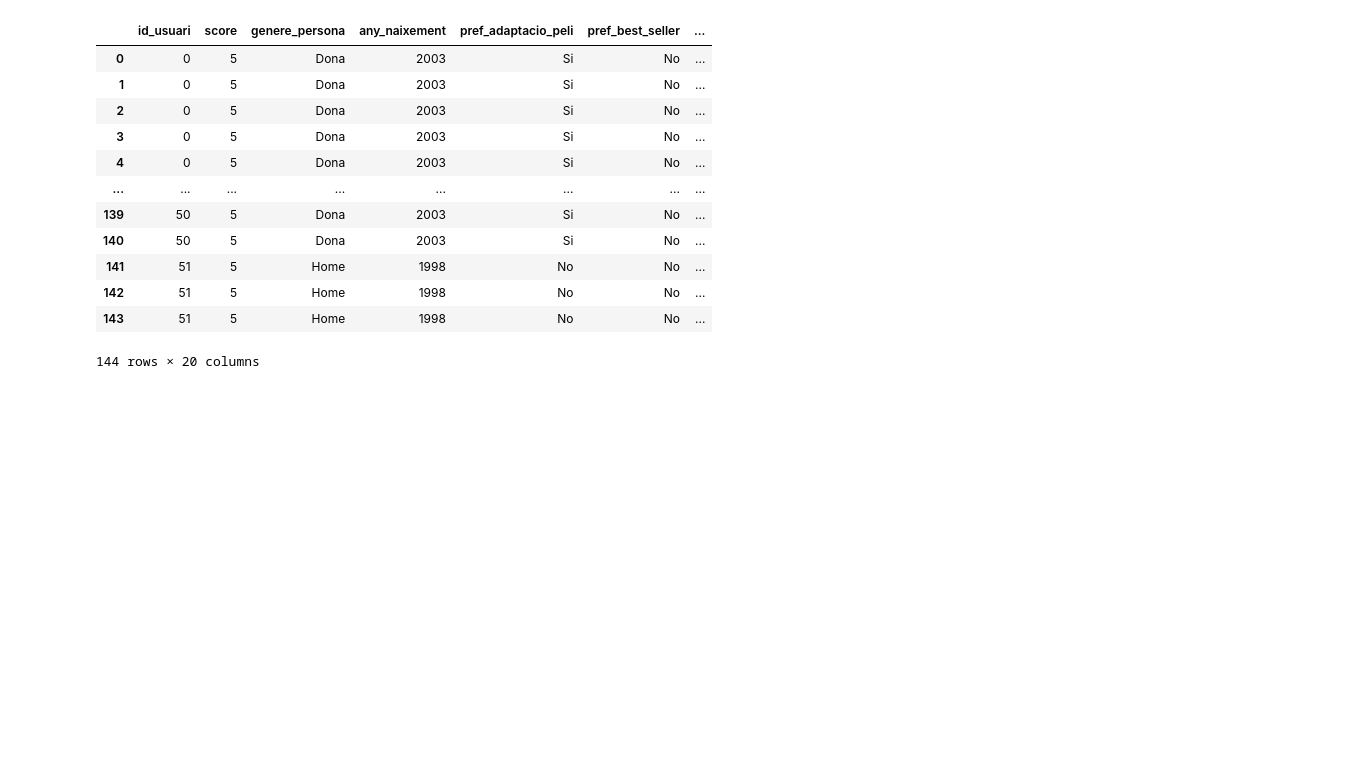
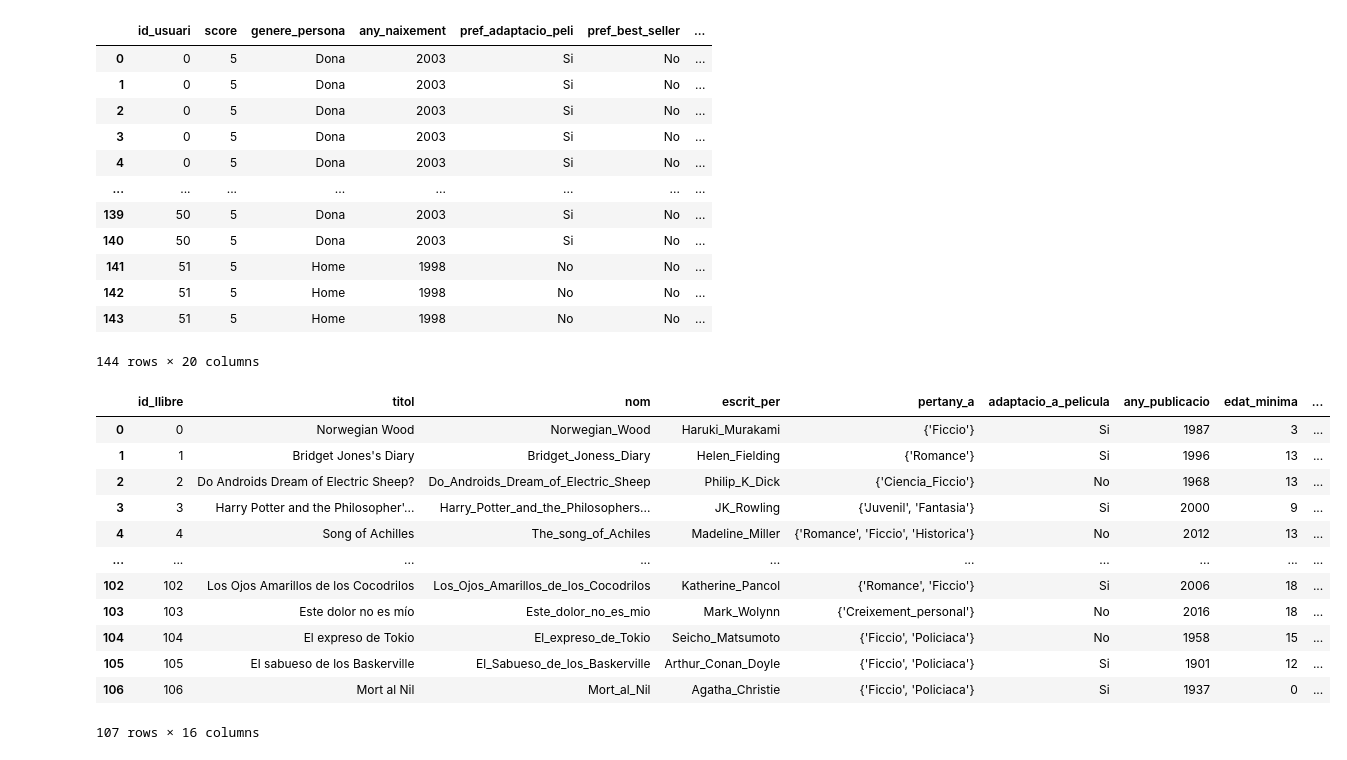
Before and after one commit to isabelupc/streamlit-sbc, a Jupyter notebook: Untitled.ipynb, the cells around one changed output. Drawn from its saved outputs; the diff is of its cells as text; code cells hidden in the pictures; blank space fills up the shorter version.

```diff
--- a/Untitled.ipynb
+++ b/Untitled.ipynb
@@ -344,3 +344,19 @@ cases
 | 142 | 51 | 5 | Home | 1998 | No | No | ... |
 | 143 | 51 | 5 | Home | 1998 | No | No | ... |
 144 rows × 20 columns
+# %%
+books
+# %% [output]
+|  | id_llibre | titol | nom | escrit_per | pertany_a | adaptacio_a_pelicula | any_publicacio | edat_minima | ... |
+| 0 | 0 | Norwegian Wood | Norwegian_Wood | Haruki_Murakami | {'Ficcio'} | Si | 1987 | 3 | ... |
+| 1 | 1 | Bridget Jones's Diary | Bridget_Joness_Diary | Helen_Fielding | {'Romance'} | Si | 1996 | 13 | ... |
+| 2 | 2 | Do Androids Dream of Electric Sheep? | Do_Androids_Dream_of_Electric_Sheep | Philip_K_Dick | {'Ciencia_Ficcio'} | No | 1968 | 13 | ... |
+| 3 | 3 | Harry Potter and the Philosopher'... | Harry_Potter_and_the_Philosophers... | JK_Rowling | {'Juvenil', 'Fantasia'} | Si | 2000 | 9 | ... |
+| 4 | 4 | Song of Achilles | The_song_of_Achiles | Madeline_Miller | {'Romance', 'Ficcio', 'Historica'} | No | 2012 | 13 | ... |
+| ... | ... | ... | ... | ... | ... | ... | ... | ... | ... |
+| 102 | 102 | Los Ojos Amarillos de los Cocodrilos | Los_Ojos_Amarillos_de_los_Cocodrilos | Katherine_Pancol | {'Romance', 'Ficcio'} | Si | 2006 | 18 | ... |
+| 103 | 103 | Este dolor no es mío | Este_dolor_no_es_mio | Mark_Wolynn | {'Creixement_personal'} | No | 2016 | 18 | ... |
+| 104 | 104 | El expreso de Tokio | El_expreso_de_Tokio | Seicho_Matsumoto | {'Ficcio', 'Policiaca'} | No | 1958 | 15 | ... |
+| 105 | 105 | El sabueso de los Baskerville | El_Sabueso_de_los_Baskerville | Arthur_Conan_Doyle | {'Ficcio', 'Policiaca'} | Si | 1901 | 12 | ... |
+| 106 | 106 | Mort al Nil | Mort_al_Nil | Agatha_Christie | {'Ficcio', 'Policiaca'} | Si | 1937 | 0 | ... |
+107 rows × 16 columns
```
Also changed, not shown: 5 other files.
